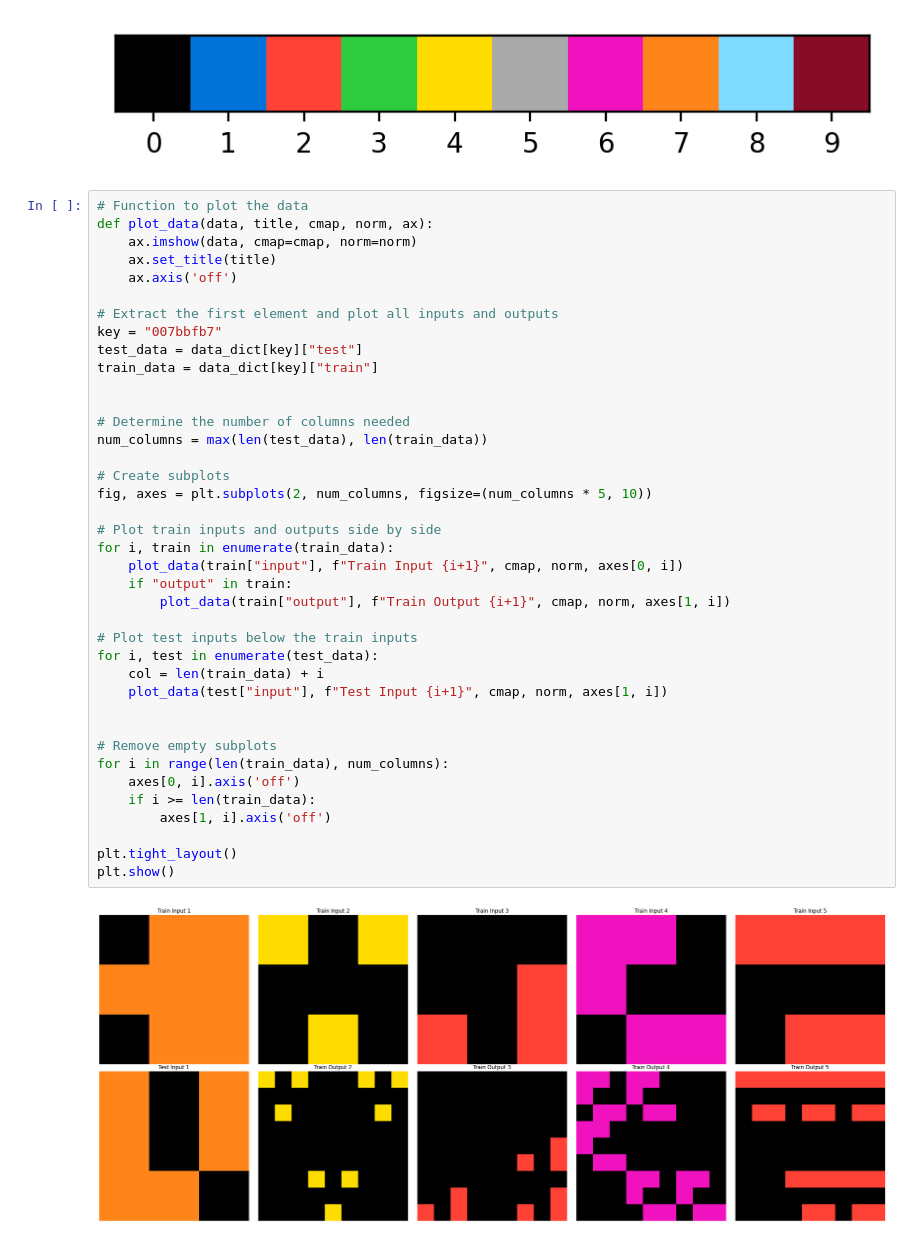
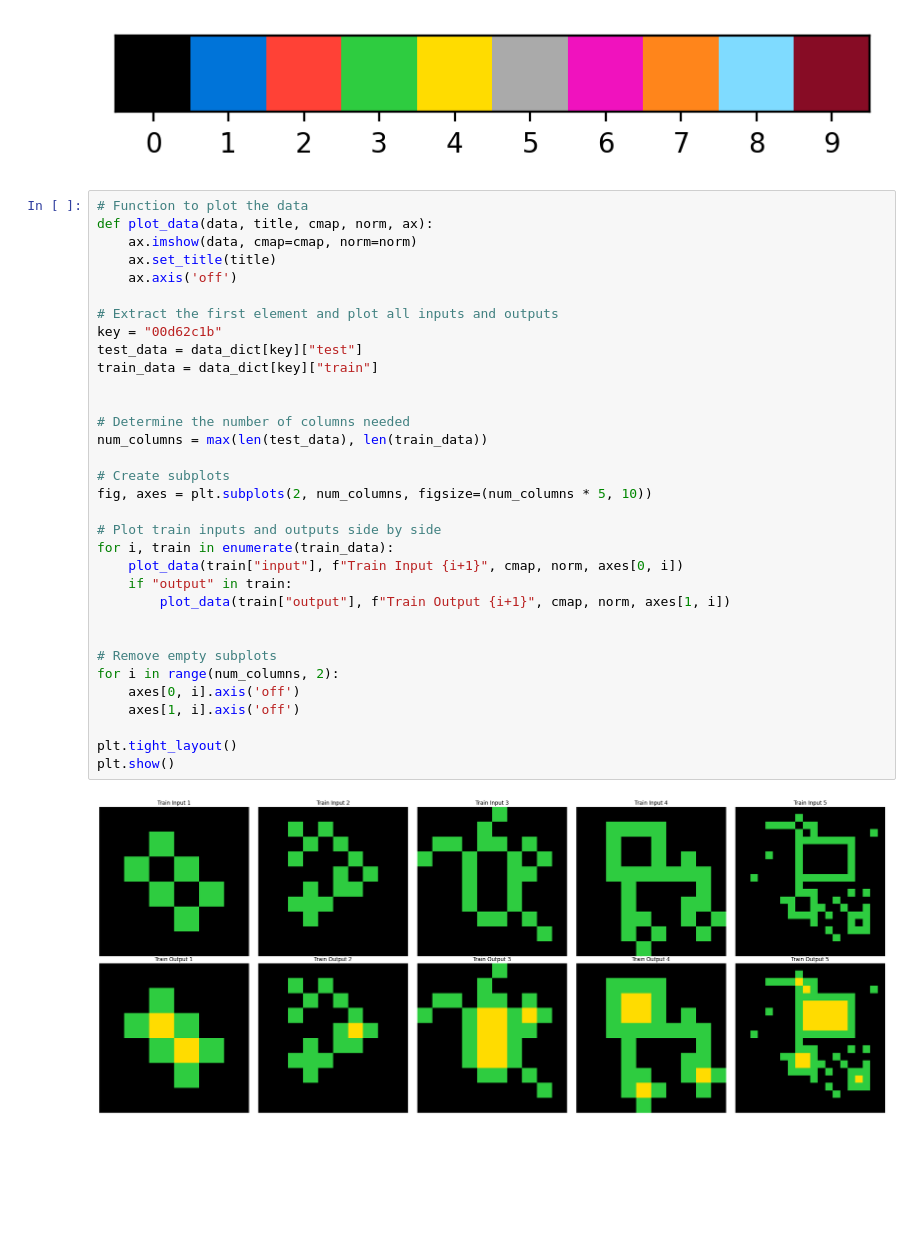
Before and after one commit to neishka998/Kaggle-ARC-24, a Jupyter notebook: notebook/train_data_visualize.ipynb, the cells around one changed output. Saved outputs shown, nothing was run; the diff lists cells and outputs as text; blank space fills up the shorter version.

```diff
--- a/notebook/train_data_visualize.ipynb
+++ b/notebook/train_data_visualize.ipynb
@@ -76,40 +62,34 @@ plt.show()
 # Function to plot the data
 def plot_data(data, title, cmap, norm, ax):
     ax.imshow(data, cmap=cmap, norm=norm)
     ax.set_title(title)
     ax.axis('off')
 
 # Extract the first element and plot all inputs and outputs
-key = "007bbfb7"
+key = "00d62c1b"
 test_data = data_dict[key]["test"]
 train_data = data_dict[key]["train"]
 
 
 # Determine the number of columns needed
 num_columns = max(len(test_data), len(train_data))
 
 # Create subplots
 fig, axes = plt.subplots(2, num_columns, figsize=(num_columns * 5, 10))
 
 # Plot train inputs and outputs side by side
 for i, train in enumerate(train_data):
     plot_data(train["input"], f"Train Input {i+1}", cmap, norm, axes[0, i])
     if "output" in train:
         plot_data(train["output"], f"Train Output {i+1}", cmap, norm, axes[1, i])
 
-# Plot test inputs below the train inputs
-for i, test in enumerate(test_data):
-    col = len(train_data) + i
-    plot_data(test["input"], f"Test Input {i+1}", cmap, norm, axes[1, i])
-
 
 # Remove empty subplots
-for i in range(len(train_data), num_columns):
+for i in range(num_columns, 2):
     axes[0, i].axis('off')
-    if i >= len(train_data):
-        axes[1, i].axis('off')
+    axes[1, i].axis('off')
 
 plt.tight_layout()
 plt.show()
 # %% [output]
-[figure, old version]
+[figure, new version]
```
Also changed, not shown: parts of 4 cells of this notebook.
